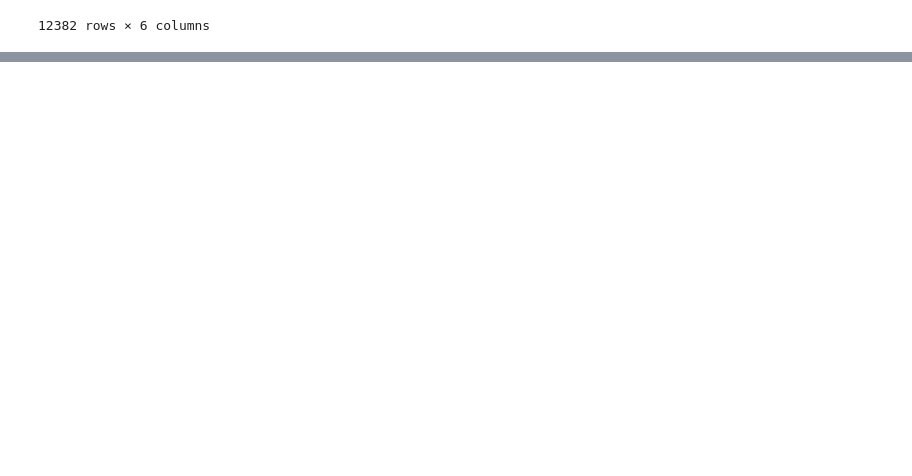
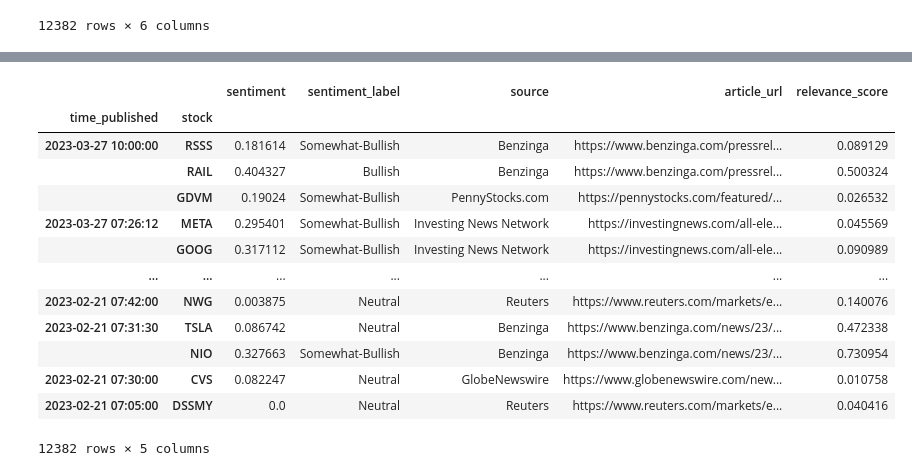
Before and after one commit to DavidPeleg6/Financial_News_Sentiments, a Jupyter notebook: old_notebooks/sent_migrate_to_rds.ipynb, the cells around one changed output, grey strips where cells are left out. Drawn from its saved outputs; the diff is of its cells as text; code cells hidden in the pictures; blank space fills up the shorter version.

```diff
--- a/old_notebooks/sent_migrate_to_rds.ipynb
+++ b/old_notebooks/sent_migrate_to_rds.ipynb
@@ -68,0 +49,20 @@ sentiment_ticker_list
+# %%
+sentiment_ticker_list['time_published'] = sentiment_ticker_list.index
+# drop duplicates
+new_sents = sentiment_ticker_list.copy().drop_duplicates(subset=['stock', 'time_published']).set_index(['time_published','stock']).sort_index(ascending=False)
+new_sents
+# %% [output]
+|  |  | sentiment | sentiment_label | source | article_url | relevance_score |
+| time_published | stock |  |  |  |  |  |
+| 2023-03-27 10:00:00 | RSSS | 0.181614 | Somewhat-Bullish | Benzinga | https://www.benzinga.com/pressrel... | 0.089129 |
+|  | RAIL | 0.404327 | Bullish | Benzinga | https://www.benzinga.com/pressrel... | 0.500324 |
+|  | GDVM | 0.19024 | Somewhat-Bullish | PennyStocks.com | https://pennystocks.com/featured/... | 0.026532 |
+| 2023-03-27 07:26:12 | META | 0.295401 | Somewhat-Bullish | Investing News Network | https://investingnews.com/all-ele... | 0.045569 |
+|  | GOOG | 0.317112 | Somewhat-Bullish | Investing News Network | https://investingnews.com/all-ele... | 0.090989 |
+| ... | ... | ... | ... | ... | ... | ... |
+| 2023-02-21 07:42:00 | NWG | 0.003875 | Neutral | Reuters | https://www.reuters.com/markets/e... | 0.140076 |
+| 2023-02-21 07:31:30 | TSLA | 0.086742 | Neutral | Benzinga | https://www.benzinga.com/news/23/... | 0.472338 |
+|  | NIO | 0.327663 | Somewhat-Bullish | Benzinga | https://www.benzinga.com/news/23/... | 0.730954 |
+| 2023-02-21 07:30:00 | CVS | 0.082247 | Neutral | GlobeNewswire | https://www.globenewswire.com/new... | 0.010758 |
+| 2023-02-21 07:05:00 | DSSMY | 0.0 | Neutral | Reuters | https://www.reuters.com/markets/e... | 0.040416 |
+12382 rows × 5 columns
```
Also changed, not shown: parts of 11 cells of this notebook, 3 other files.
